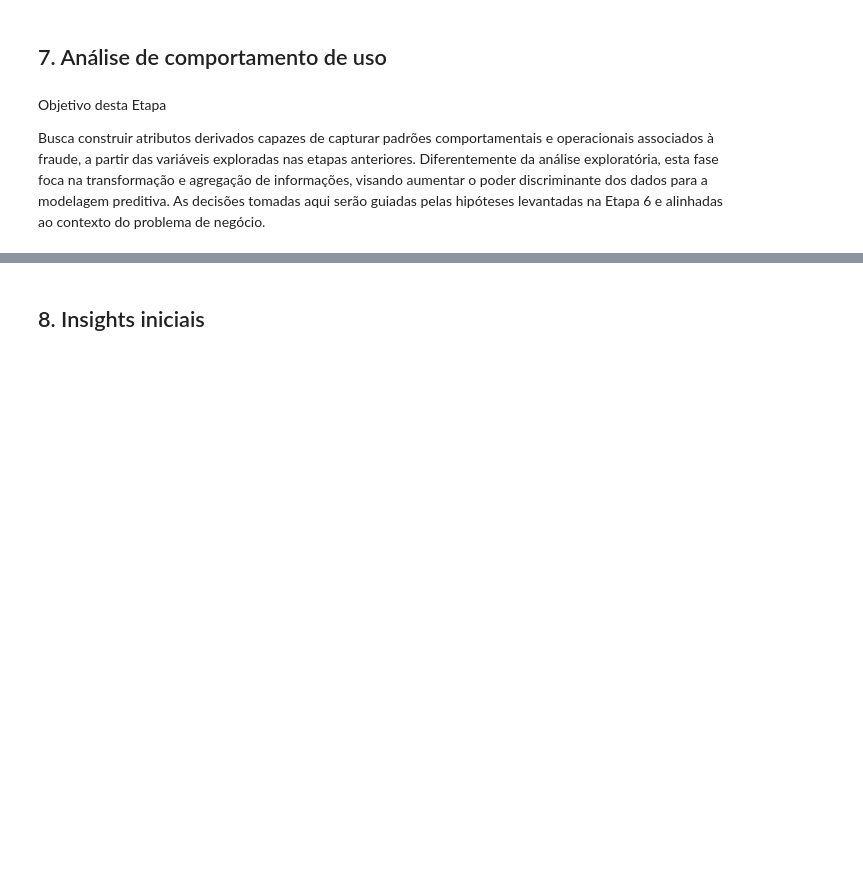
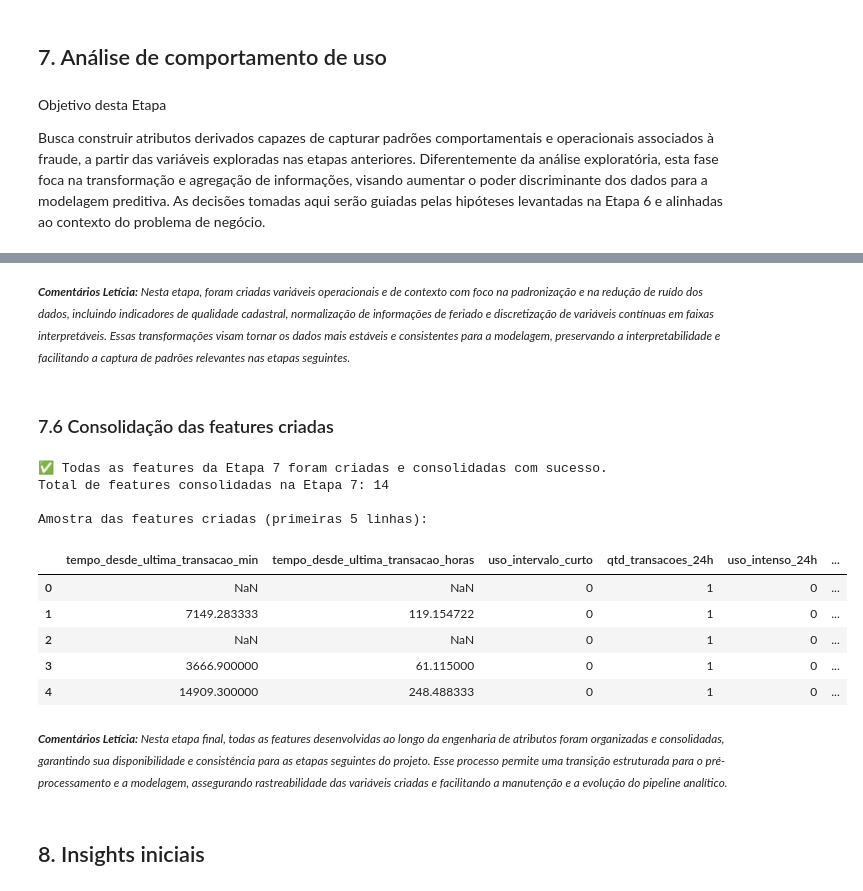
Before and after one commit to lpdata/fraude_bilhetagem, a Jupyter notebook: notebooks/01_exploracao_dados.ipynb, the cells around one changed output, grey strips where cells are left out. Cells and saved outputs as stored; diff of their text form; code cells hidden in the pictures; blank space fills up the shorter version.

Commit message:
Engenharia de features

```diff
--- a/notebooks/01_exploracao_dados.ipynb
+++ b/notebooks/01_exploracao_dados.ipynb
@@ -749,0 +752,3 @@ Busca construir atributos derivados capazes de capturar padrões comportamentais
+# %%
+# Ordenação temporal por cartão
+df = df.sort_values(by=['id_cartao', 'ts_transacao']).reset_index(drop=True)
@@ -750,2 +936,63 @@ Busca construir atributos derivados capazes de capturar padrões comportamentais
+# %% [markdown]
+<small>***Comentários Letícia:** Nesta etapa, foram criadas variáveis operacionais e de contexto com foco na padronização e na redução de ruído dos dados, incluindo indicadores de qualidade cadastral, normalização de informações de feriado e discretização de variáveis contínuas em faixas interpretáveis. Essas transformações visam tornar os dados mais estáveis e consistentes para a modelagem, preservando a interpretabilidade e facilitando a captura de padrões relevantes nas etapas seguintes.*</small>
+# %% [markdown]
+### 7.6 Consolidação das features criadas
+# %%
+# Lista completa de features criadas na Etapa 7
+features_etapa_7 = [
+    # 7.2 - Features temporais
+    'tempo_desde_ultima_transacao_min',
+    'tempo_desde_ultima_transacao_horas',
+    'uso_intervalo_curto',
+
+    # 7.3 - Frequência e intensidade
+    'qtd_transacoes_24h',
+    'uso_intenso_24h',
+    'qtd_transacoes_dia',
+
+    # 7.4 - Consistência comportamental
+    'linha_onibus_repetida',
+    'dispositivo_repetido',
+    'qtd_linhas_distintas_dia',
+
+    # 7.5 - Operacionais e contexto
+    'idade_suspeita',
+    'feriado_bin',
+    'feriado_nao_mapeado',
+    'temp_faixa',
+    'valor_transacao_faixa'
+]
+
+# Verificação de existência das features
+features_ausentes = [f for f in features_etapa_7 if f not in df.columns]
+
+if features_ausentes:
+    print("⚠️ Atenção: as seguintes features não foram encontradas no DataFrame:")
+    for f in features_ausentes:
+        print(f"- {f}")
+else:
+    print("✅ Todas as features da Etapa 7 foram criadas e consolidadas com sucesso.")
+
+# Cria DataFrame consolidado para as próximas etapas
+df_features = df.copy()
+
+print(f"Total de features consolidadas na Etapa 7: {len(features_etapa_7)}")
+
+# Visualização rápida das features criadas
+print("\nAmostra das features criadas (primeiras 5 linhas):")
+display(df_features[features_etapa_7].head())
+# %% [output]
+✅ Todas as features da Etapa 7 foram criadas e consolidadas com sucesso.
+Total de features consolidadas na Etapa 7: 14
+
+Amostra das features criadas (primeiras 5 linhas):
+|  | tempo_desde_ultima_transacao_min | tempo_desde_ultima_transacao_horas | uso_intervalo_curto | qtd_transacoes_24h | uso_intenso_24h | ... |
+| 0 | NaN | NaN | 0 | 1 | 0 | ... |
+| 1 | 7149.283333 | 119.154722 | 0 | 1 | 0 | ... |
+| 2 | NaN | NaN | 0 | 1 | 0 | ... |
+| 3 | 3666.900000 | 61.115000 | 0 | 1 | 0 | ... |
+| 4 | 14909.300000 | 248.488333 | 0 | 1 | 0 | ... |
+# %% [markdown]
+<small>***Comentários Letícia:** Nesta etapa final, todas as features desenvolvidas ao longo da engenharia de atributos foram organizadas e consolidadas, garantindo sua disponibilidade e consistência para as etapas seguintes do projeto. Esse processo permite uma transição estruturada para o pré-processamento e a modelagem, assegurando rastreabilidade das variáveis criadas e facilitando a manutenção e a evolução do pipeline analítico.*</small>
 # %% [markdown]
 ## 8. Insights iniciais
```
Also changed, not shown: parts of 16 cells of this notebook.
